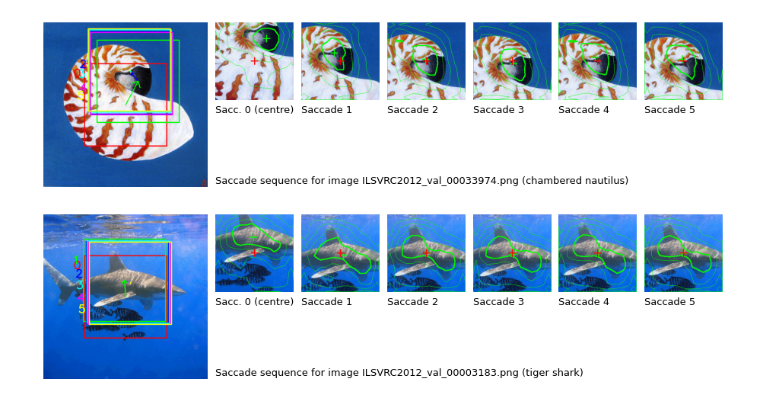
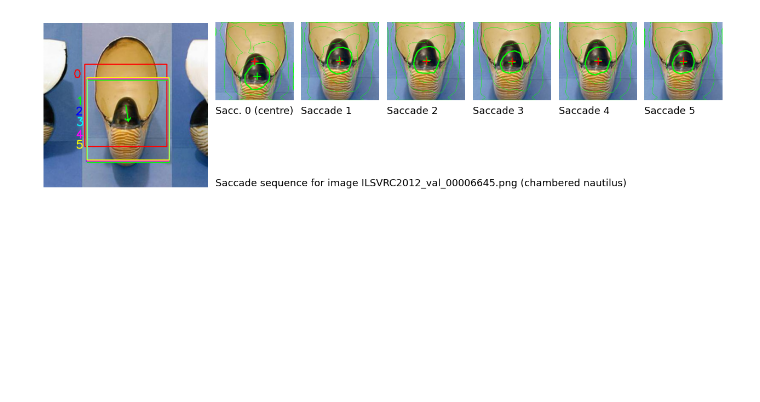
Before and after one commit to scajb/feedback-attention-cnn, a Jupyter notebook: src/Jupyter notebooks/SaccadeViewer.ipynb, the cells around one changed output. Drawn from its saved outputs; the diff is of its cells as text; code cells hidden in the pictures; blank space fills up the shorter version.

```diff
--- a/src/Jupyter notebooks/SaccadeViewer.ipynb
+++ b/src/Jupyter notebooks/SaccadeViewer.ipynb
@@ -34,8 +34,8 @@ input_dir = "C:/Temp/SaccadeVisualisations" # outputs from ExecuteSaccadeModel -
 n_saccades = "-5-saccades"
 
 saccade_inputs = {
-    "ILSVRC2012_val_00033974-5-saccades.png": "chambered nautilus",
-    "ILSVRC2012_val_00003183-5-saccades.png": "tiger shark",
+    "ILSVRC2012_val_00006645-5-saccades.png": "chambered nautilus",
+    #"ILSVRC2012_val_00003183-5-saccades.png": "tiger shark",
 }
 
 multi_saccade_img_paths = [os.path.join(input_dir, fn) for fn in saccade_inputs]
@@ -46,32 +46,31 @@ for file_idx, multi_saccade_img_path in enumerate(multi_saccade_img_paths):
     # Load and display multi-saccade image
     multi_saccade_img = imread(multi_saccade_img_path)
     fig = plt.figure(figsize=((max_saccade+3)*span, span*2))
     gs = GridSpec(2, 3 + max_saccade, figure=fig)
     fig.add_subplot(gs[0:2, 0:2]).axis("off")
     plt.imshow(multi_saccade_img)
 
     multi_saccade_img_filename = os.path.basename(multi_saccade_img_path)
     title = f"Saccade sequence for image {multi_saccade_img_filename.replace(n_saccades, '')}"
     title += f" ({saccade_inputs[multi_saccade_img_filename]})"
 
     fig.add_subplot(gs[1:2, 2:6]).axis("off")
     plt.text(0, 0.05, title, fontsize="13")
 
     # Load and display first N saccade patch images
     for saccade_idx in range (0, max_saccade+1):
         saccade_wildcard = multi_saccade_img_filename.replace(n_saccades, f"-saccade-{saccade_idx}*")
         saccade_img_path = glob.glob(os.path.join(input_dir, saccade_wildcard))[0]
         saccade_img = imread(saccade_img_path)
         fig.add_subplot(gs[0, 2+saccade_idx]).axis("off")
         plt.imshow(saccade_img)
 
         # Patch captions
         fig.add_subplot(gs[1, 2+saccade_idx]).axis("off")
         saccade_caption = f"Sacc. 0 (centre)" if saccade_idx == 0 else f"Saccade {saccade_idx}"
         plt.text(0, 0.95, saccade_caption, fontsize="13")
 
     plt.subplots_adjust(hspace=0.1, wspace=0.1)
     plt.show()
 # %% [output]
-[figure, old version]
+[figure, new version]
-[figure, removed]
```
Also changed, not shown: 1 other file.
